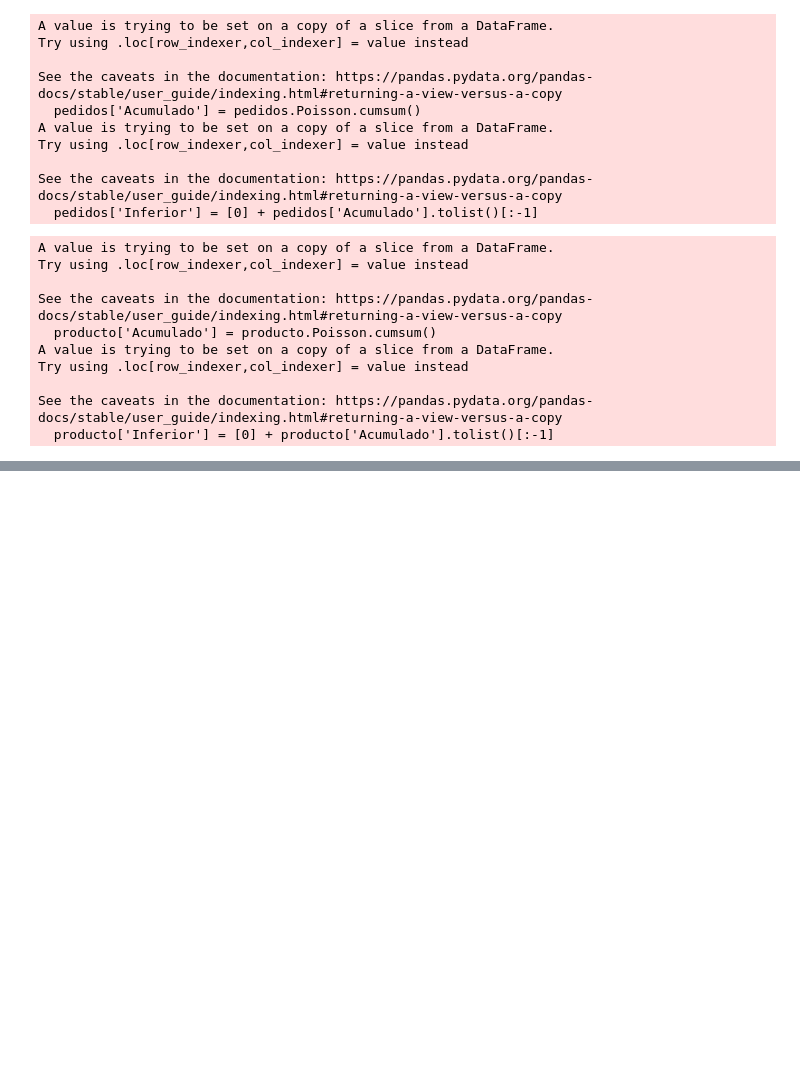
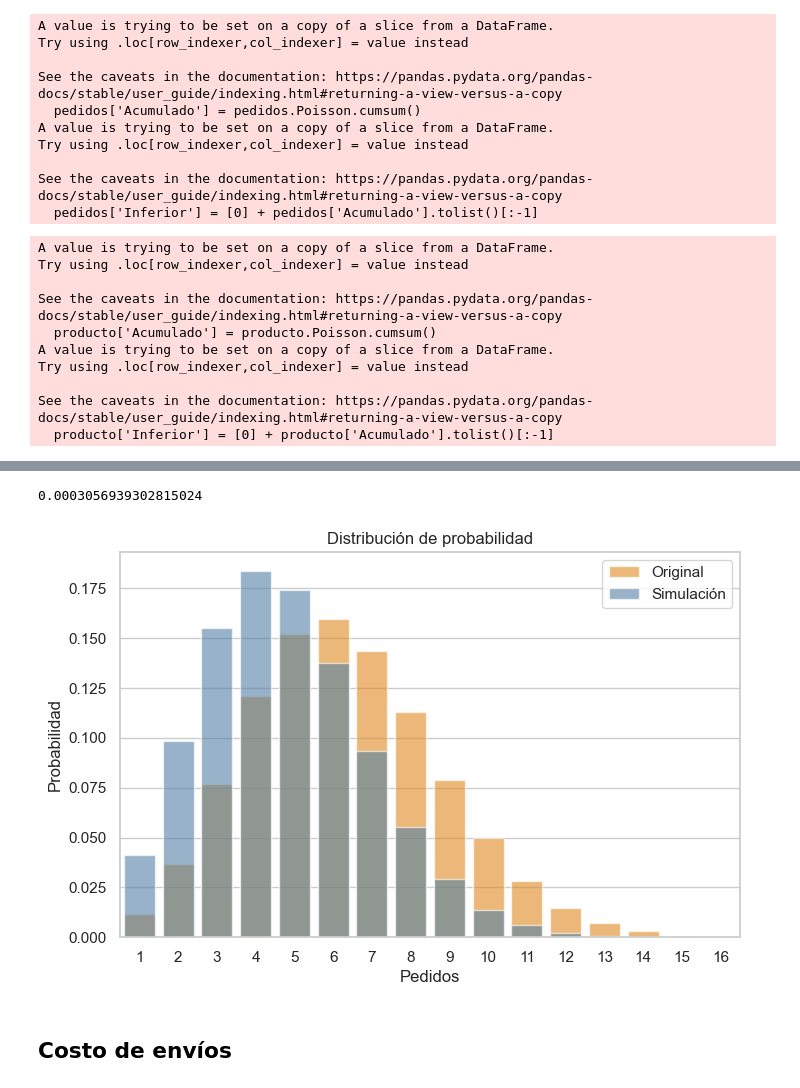
Before and after one commit to gerardoramc/AlgoritmoDatos, a Jupyter notebook: preproceso.ipynb, the cells around one changed output, grey strips where cells are left out. Drawn from its saved outputs; the diff is of its cells as text; code cells hidden in the pictures; blank space fills up the shorter version.

Commit message:
Costos

```diff
--- a/preproceso.ipynb
+++ b/preproceso.ipynb
@@ -200,4 +194,5 @@ Try using .loc[row_indexer,col_indexer] = value instead
 See the caveats in the documentation: https://pandas.pydata.org/pandas-docs/stable/user_guide/indexing.html#returning-a-view-versus-a-copy
   producto['Inferior'] = [0] + producto['Acumulado'].tolist()[:-1]
 # %%
-envios = [np.array(montecarlo(producto, num)) for num in montecarlo(pedidos,df.Frecuencia.sum())]
+envios = [np.array(montecarlo(producto, num)) for num in montecarlo(pedidos,df.Frecuencia.sum()) if num!=0]
+envios_np = envios
@@ -208,6 +198,0 @@ array([1, 1, 1])
-# %%
-np.array(envios)
-
-a = np.unique(envios[2], return_counts=True)
-enviosArreglo = np.concatenate((enviosArreglo, np.array([np.full(len(a[2]),2),a[0],a[1]]).T))
-enviosArreglo
@@ -231,0 +213,2 @@ pd.DataFrame(enviosArreglo[1:]).to_csv("prubeDist.CSV")
+# %%
+envios = pd.DataFrame(enviosArreglo[1:], columns = ['Factura', 'Producto', 'Unidades'])
@@ -231,0 +217,8 @@ pd.DataFrame(enviosArreglo[1:]).to_csv("prubeDist.CSV")
+# %%
+df3 = envios.groupby(['Factura']).size().reset_index(name='Frequency').Frequency.value_counts()
+df3 = df3.reset_index()
+df3.columns = ['Pedidos', 'Frecuencia']
+valor_medio = np.sum(df3['Pedidos'] * df3['Frecuencia']) / np.sum(df3['Frecuencia'])
+df3['Poisson'] = poisson.pmf(df3['Pedidos'], valor_medio)
+df3['valores_esperados'] = df3['Poisson'] * np.sum(df3['Frecuencia'])
+df3
@@ -231,0 +243,33 @@ pd.DataFrame(enviosArreglo[1:]).to_csv("prubeDist.CSV")
+# %%
+sum((list(df3.sort_values(by="Pedidos").Poisson-df.sort_values(by="Pedidos").Poisson))[:16])/16
+# %% [output]
+0.0003056939302815024
+# %%
+# Set the style of the plot
+sns.set(style="whitegrid")
+
+# Create a figure and axis
+plt.figure(figsize=(8, 5))
+
+# Plot the first set of bars with higher transparency
+sns.barplot(x='Pedidos', y='Poisson', data=df, alpha=0.6, label='Original',color='darkorange')
+
+sns.barplot(x='Pedidos', y='Poisson', data=df3, alpha=0.6, label = 'Simulación',color='steelblue')
+
+# Plot the second set of bars with lower transparency
+#sns.barplot(x='Pedidos', y='Frecuencia ln', data=df, alpha=0.3, label='Valores')
+
+# Add labels and title
+plt.xlabel('Pedidos')
+plt.ylabel('Probabilidad')
+plt.title('Distribución de probabilidad')
+
+# Show legend
+plt.legend()
+
+# Show the plot
+plt.show()
+# %% [output]
+[figure, added]
+# %% [markdown]
+## Costo de envíos
```
Also changed, not shown: parts of 14 cells of this notebook, 1 other file.
